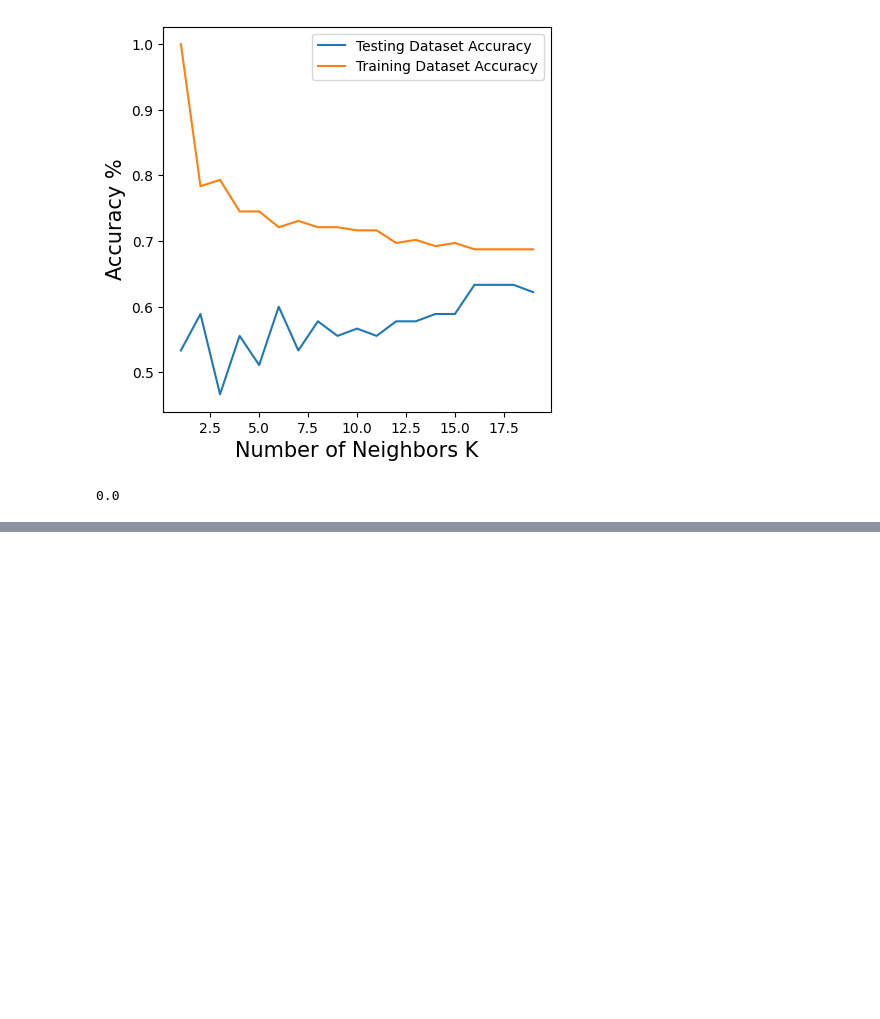
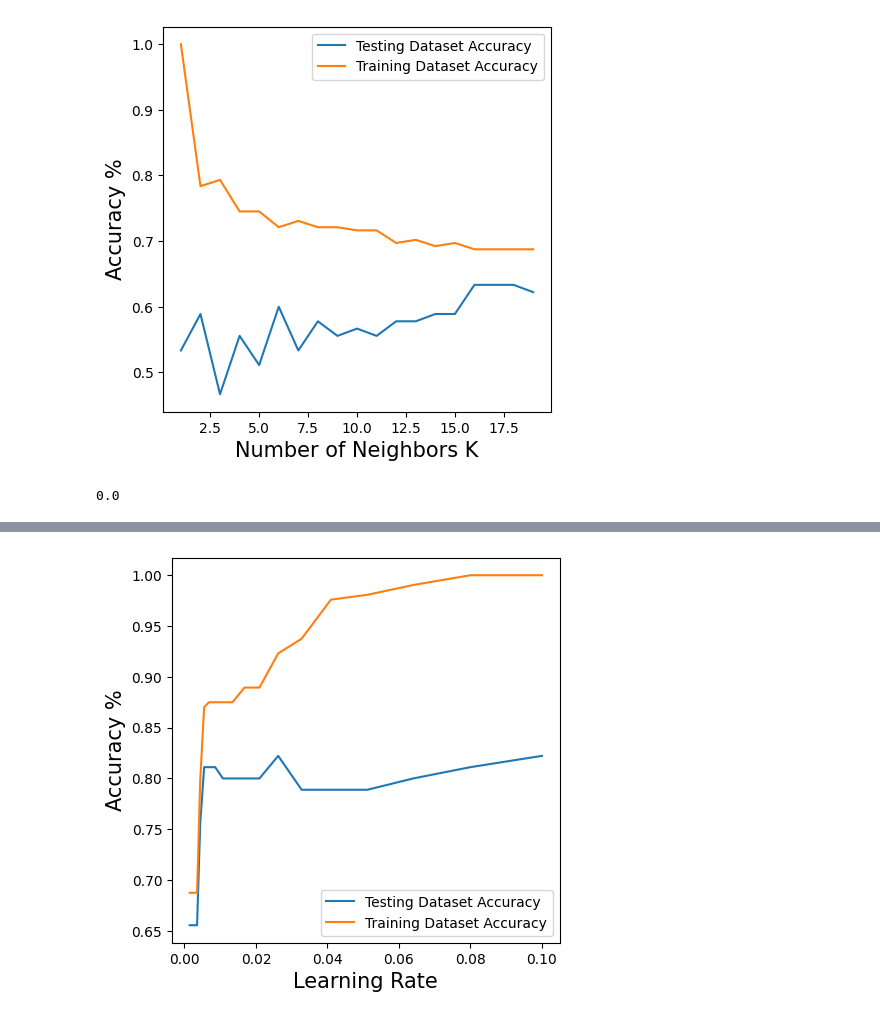
Before and after one commit to Bencp2/HeartDisease, a Jupyter notebook: HeartDiseaseAnalysis.ipynb, the cells around one changed output, grey strips where cells are left out. Drawn from its saved outputs; the diff is of its cells as text; code cells hidden in the pictures; blank space fills up the shorter version.

```diff
--- a/HeartDiseaseAnalysis.ipynb
+++ b/HeartDiseaseAnalysis.ipynb
@@ -891,0 +878,17 @@ recall_score(y_test, y_pred, pos_label=1)
+# %%
+# Creates list of learning rates that will be used for plotting and referencing
+ensemble_list = []
+
+# Starting learning rate
+r = .1
+for i in range(20):
+    ensemble_list.append(r)
+
+    # Multiply current learning rate by .8 to get next learning rate
+    r *= .8
+
+# Creates list of the learining rates used for pretty-printing
+rounded_list = [ round(elm, 4) for elm in ensemble_list ]
+print("Learning Rate Iterations 1-20")
+for i in range(len(rounded_list)):
+    print(str(i + 1) + ":", rounded_list[i])
@@ -891,0 +913,34 @@ recall_score(y_test, y_pred, pos_label=1)
+# %%
+
+# Creates array where the net benefits made from 100000 customers will be stored for plotting
+X_train, X_test, y_train, y_test = train_test_split(data_clean.drop(labels = 'death_event', axis = 1)
+, data_clean[['death_event']], test_size=0.3, random_state=42)
+
+
+# Creates arrays where accuracy of training and testing data will be stored for plotting
+train_accuracy = []
+test_accuracy = []
+
+
+for i in range(20):
+
+    # Instantiate ensemble boosting classifier with learning rate lr
+    em_clf = HistGradientBoostingClassifier(random_state=0, learning_rate= ensemble_list[i])
+
+    # Fitting the model
+    em_clf.fit(X_train, y_train.squeeze())
+
+    # Computing and storing the accuracy of predicting both the training and testing data
+    train_accuracy.append(em_clf.score(X_train, y_train))
+    test_accuracy.append(em_clf.score(X_test, y_test))
+
+# Plots the results
+plt.xlabel('Learning Rate', fontsize=15)
+plt.ylabel('Accuracy %', fontsize=15)
+plt.ticklabel_format(style='plain')
+plt.plot(ensemble_list, test_accuracy, label ='Testing Dataset Accuracy')
+plt.plot(ensemble_list, train_accuracy, label ='Training Dataset Accuracy')
+plt.legend()
+plt.show()
+# %% [output]
+[figure, added]
```
Also changed, not shown: parts of 8 cells of this notebook.
